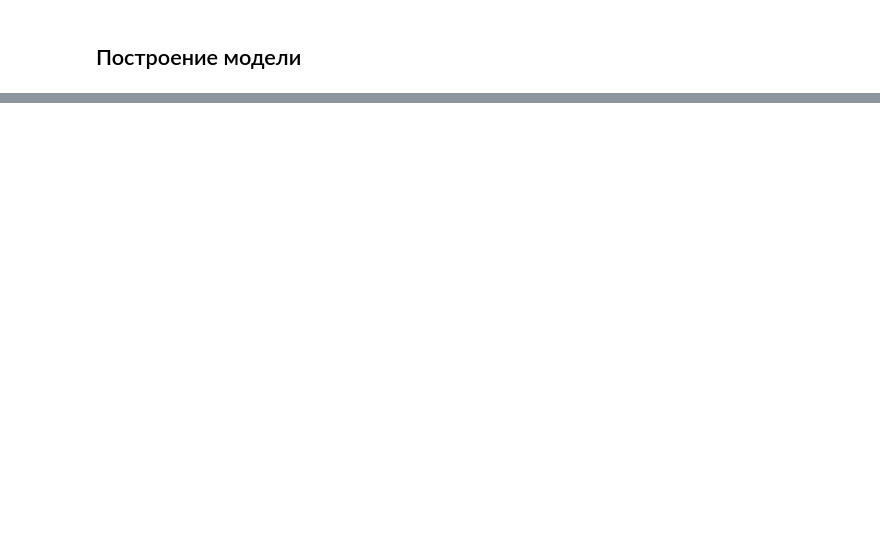
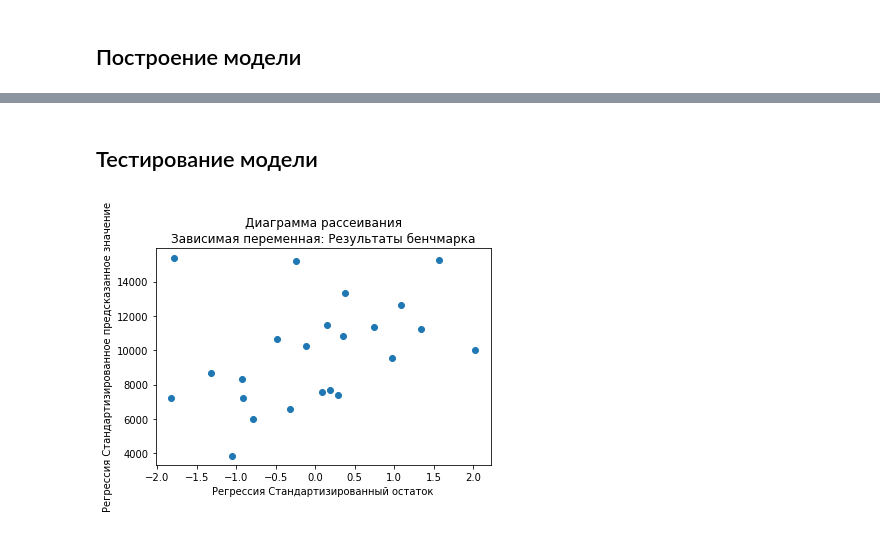
Before and after one commit to radabolsky/laptop-performance, a Jupyter notebook: statistic.ipynb, the cells around one changed output, grey strips where cells are left out. Cells and saved outputs as stored; diff of their text form; code cells hidden in the pictures; blank space fills up the shorter version.

```diff
--- a/statistic.ipynb
+++ b/statistic.ipynb
@@ -191 +222,3 @@ const                            6535.975339
 dtype: float64
+# %% [markdown]
+## Тестирование модели
@@ -191,0 +227,11 @@ dtype: float64
+# %%
+#Диаграмма рассеивания остатков
+influence = model.get_influence()
+standardized_residuals = influence.resid_studentized_internal
+plt.scatter(standardized_residuals,df["benchmark"])
+plt.title("Диаграмма рассеивания\nЗависимая переменная: Результаты бенчмарка")
+plt.xlabel("Регрессия Стандартизированный остаток")
+plt.ylabel("Регрессия Стандартизированное предсказанное значение")
+None
+# %% [output]
+[figure, added]
```
Also changed, not shown: parts of 13 cells of this notebook, 2 other files.
